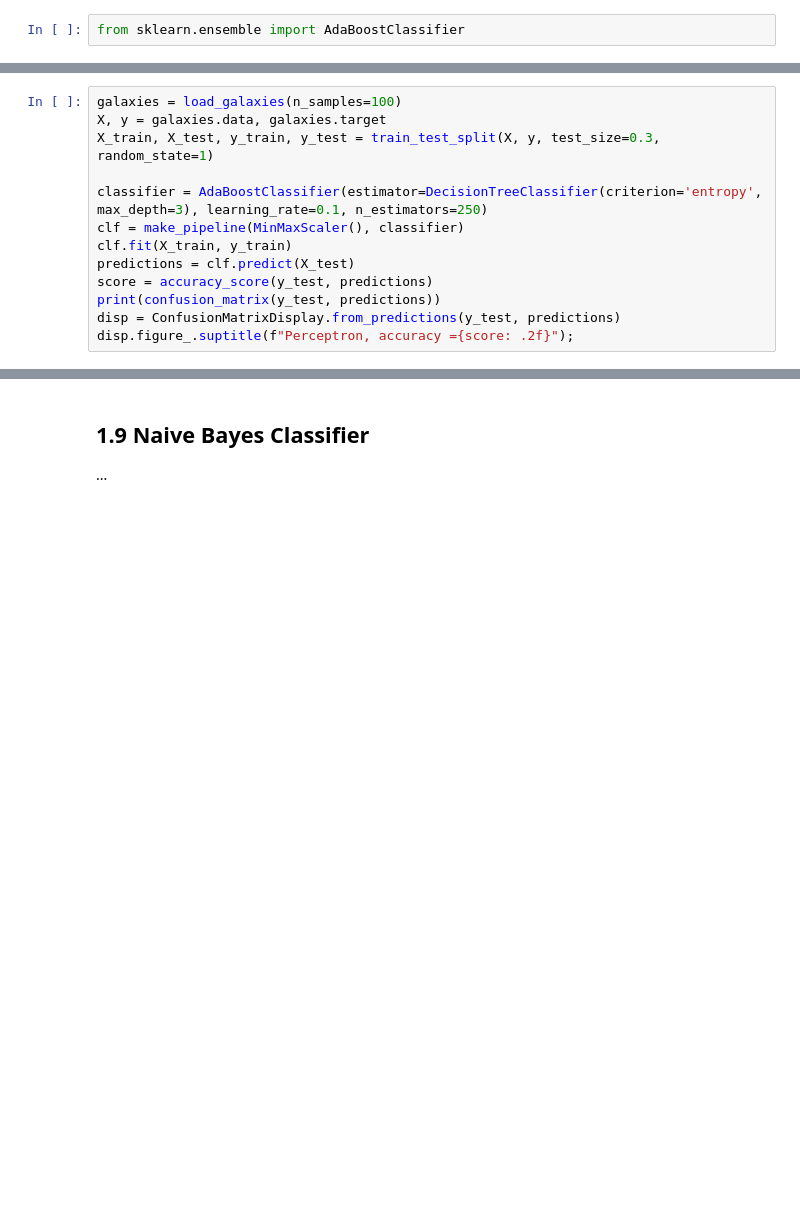
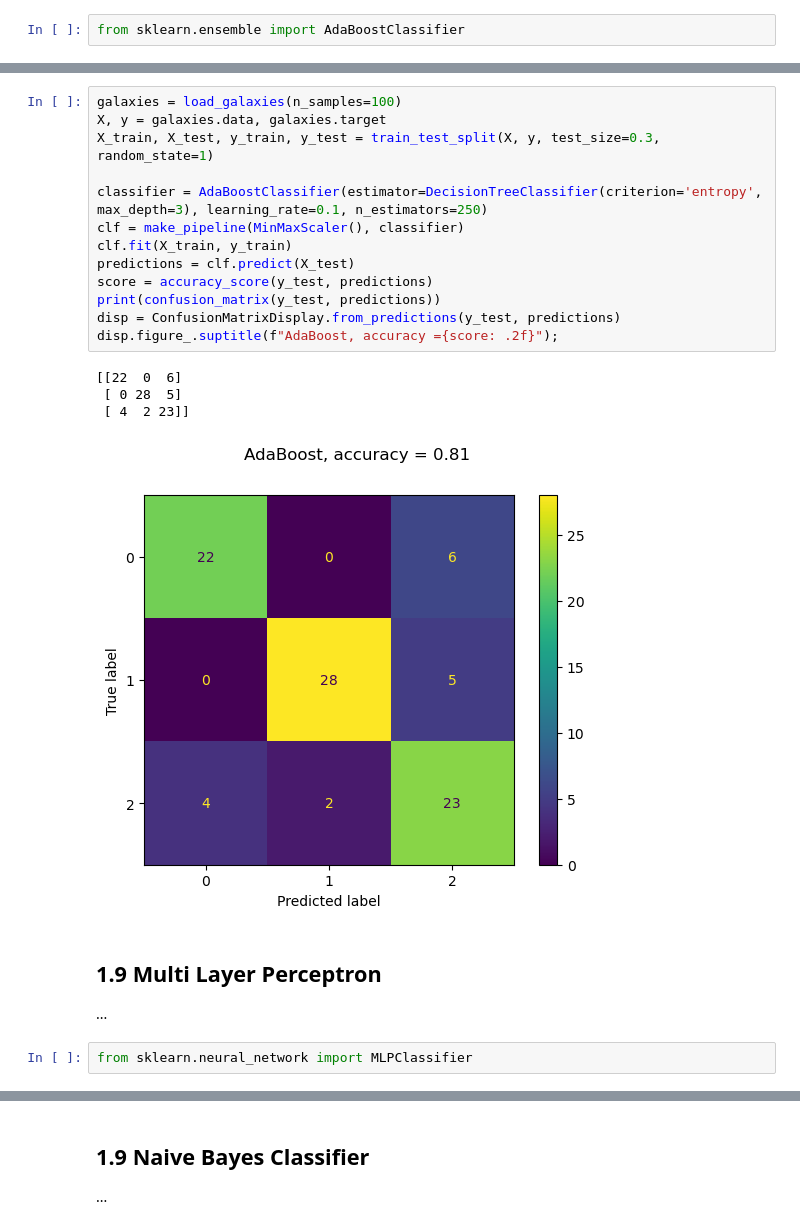
Before and after one commit to lukbrb/academic-physics, a Jupyter notebook: galaxy-classification/notebooks/01-Classifiers.ipynb, the cells around one changed output, grey strips where cells are left out. Drawn from its saved outputs; the diff is of its cells as text; blank space fills up the shorter version.

```diff
--- a/galaxy-classification/notebooks/01-Classifiers.ipynb
+++ b/galaxy-classification/notebooks/01-Classifiers.ipynb
@@ -346,13 +369,24 @@ grid_search.best_params_
 # %%
 galaxies = load_galaxies(n_samples=100)
 X, y = galaxies.data, galaxies.target
 X_train, X_test, y_train, y_test = train_test_split(X, y, test_size=0.3, random_state=1)
 
 classifier = AdaBoostClassifier(estimator=DecisionTreeClassifier(criterion='entropy', max_depth=3), learning_rate=0.1, n_estimators=250)
 clf = make_pipeline(MinMaxScaler(), classifier)
 clf.fit(X_train, y_train)
 predictions = clf.predict(X_test)
 score = accuracy_score(y_test, predictions)
 print(confusion_matrix(y_test, predictions))
 disp = ConfusionMatrixDisplay.from_predictions(y_test, predictions)
-disp.figure_.suptitle(f"Perceptron, accuracy ={score: .2f}");
+disp.figure_.suptitle(f"AdaBoost, accuracy ={score: .2f}");
+# %% [output]
+[[22  0  6]
+ [ 0 28  5]
+ [ 4  2 23]]
+[figure, added]
+# %% [markdown]
+## 1.9  Multi Layer Perceptron
+
+...
+# %%
+from sklearn.neural_network import MLPClassifier
```
Also changed, not shown: parts of 14 cells of this notebook.
